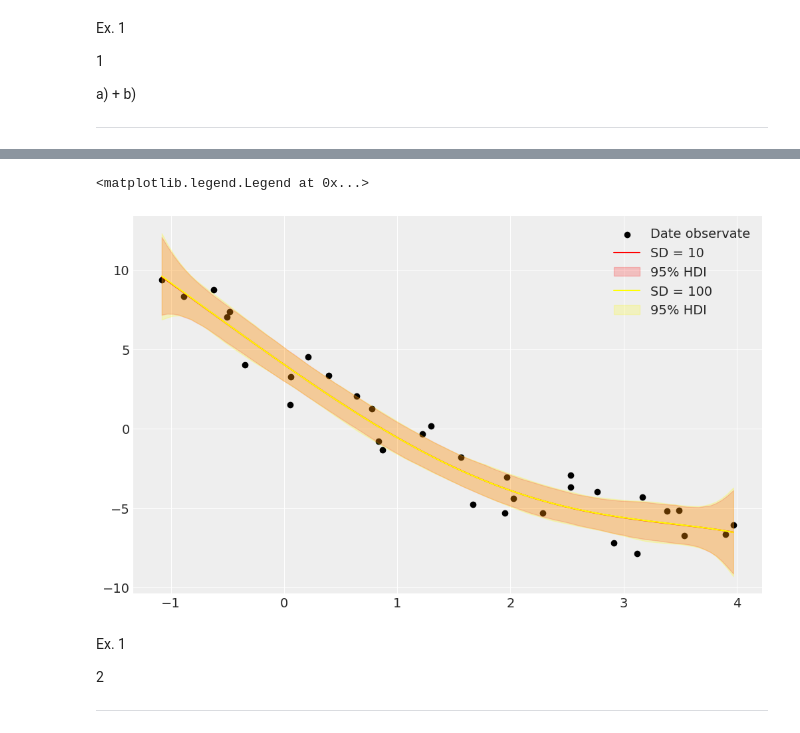
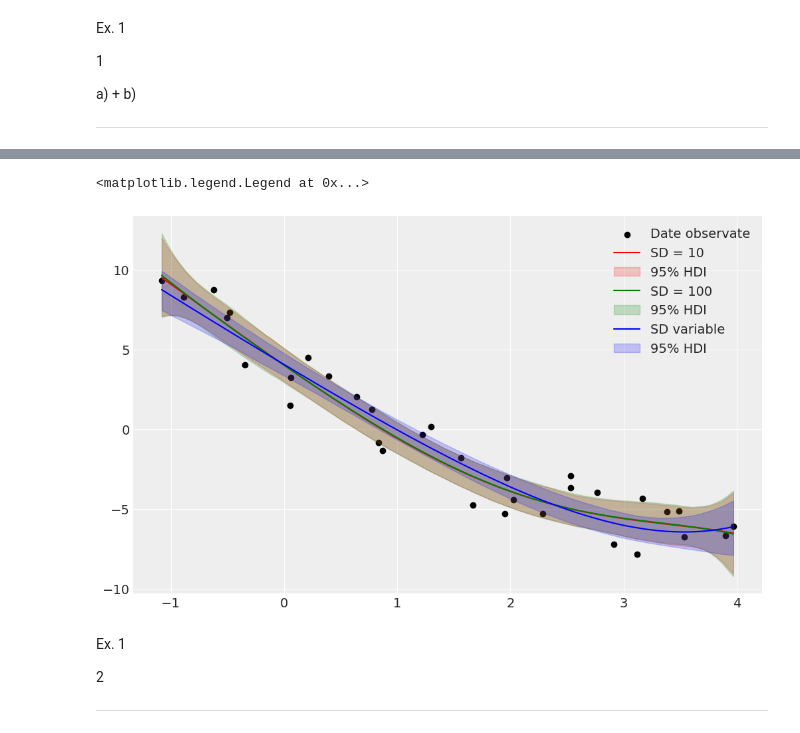
Before and after one commit to CreepyPigeon/PMP-2024, a Jupyter notebook: Tema10.ipynb, the cells around one changed output, grey strips where cells are left out. Drawn from its saved outputs; the diff is of its cells as text; code cells hidden in the pictures.

Commit message:
Add variable SD

```diff
--- a/Tema10.ipynb
+++ b/Tema10.ipynb
@@ -22,6 +22,7 @@ order = 5
 
 sd10 = 10
 sd100 = 100
+sd_array = np.array([10, 0.1, 0.1, 0.1, 0.1])
 
 x_p = np.vstack([x_1 ** i for i in range(1, order+1)])
 x_1s = (x_p - x_p.mean(axis=1, keepdims=True)) / x_p.std(axis=1, keepdims=True)
@@ -47,6 +48,16 @@ with pm.Model() as model_p100:
     y_pred = pm.Normal('y_pred', mu=mu, sigma=epsilon, observed=y_1s)
 
     trace_p100 = pm.sample(2000, return_inferencedata=True)
+
+with pm.Model() as model_variable:
+    alpha = pm.Normal('alpha', mu=0, sigma=1)
+    beta = pm.Normal('beta', mu=0, sigma=sd_array, shape=order)
+    epsilon = pm.HalfNormal('epsilon', 5)
+
+    mu = alpha + pm.math.dot(x_1s, beta)
+    y_pred = pm.Normal('y_pred', mu=mu, sigma=epsilon, observed=y_1s)
+
+    trace_variable = pm.sample(2000, return_inferencedata=True)
 # %% [output]
 [interactive output not drawn]
 [interactive output not drawn]
@@ -83,36 +98,57 @@ y_pred_samples = np.array(y_pred_samples)
 mean_pred = np.mean(y_pred_samples, axis=0)
 hdi_lower = np.percentile(y_pred_samples, 2.5, axis=0)
 hdi_upper = np.percentile(y_pred_samples, 97.5, axis=0)
 
 ax.scatter(x_1, y_1, color='black', label='Date observate')
 ax.plot(x_new, mean_pred, color='red', label='SD = 10')
 ax.fill_between(x_new, hdi_lower, hdi_upper, color='red', alpha=0.2, label='95% HDI')
 ax.legend()
 
 
 #fig, ax = plt.subplots(figsize=(10, 6))
 
 alpha_samples = trace_p100.posterior['alpha'].values.flatten()
 beta_samples = trace_p100.posterior['beta'].values.reshape(-1, order)
 
 y_pred_samples = []
 for i in range(len(alpha_samples)):
     y_pred = alpha_samples[i] + np.dot(x_new_s, beta_samples[i])
     y_pred = y_pred * y_1.std() + y_1.mean()
     y_pred_samples.append(y_pred)
 
 y_pred_samples = np.array(y_pred_samples)
 
 mean_pred = np.mean(y_pred_samples, axis=0)
 hdi_lower = np.percentile(y_pred_samples, 2.5, axis=0)
 hdi_upper = np.percentile(y_pred_samples, 97.5, axis=0)
 
-ax.plot(x_new, mean_pred, color='yellow', label='SD = 100')
-ax.fill_between(x_new, hdi_lower, hdi_upper, color='yellow', alpha=0.2, label='95% HDI')
+ax.plot(x_new, mean_pred, color='green', label='SD = 100')
+ax.fill_between(x_new, hdi_lower, hdi_upper, color='green', alpha=0.2, label='95% HDI')
 ax.legend()
+
+#fig, ax = plt.subplots(figsize=(10, 6))
+
+alpha_samples = trace_variable.posterior['alpha'].values.flatten()
+beta_samples = trace_variable.posterior['beta'].values.reshape(-1, order)
+
+y_pred_samples = []
+for i in range(len(alpha_samples)):
+    y_pred = alpha_samples[i] + np.dot(x_new_s, beta_samples[i])
+    y_pred = y_pred * y_1.std() + y_1.mean()
+    y_pred_samples.append(y_pred)
+
+y_pred_samples = np.array(y_pred_samples)
+
+mean_pred = np.mean(y_pred_samples, axis=0)
+hdi_lower = np.percentile(y_pred_samples, 2.5, axis=0)
+hdi_upper = np.percentile(y_pred_samples, 97.5, axis=0)
+
+ax.plot(x_new, mean_pred, color='blue', label='SD variable')
+ax.fill_between(x_new, hdi_lower, hdi_upper, color='blue', alpha=0.2, label='95% HDI')
+ax.legend()
 # %% [output]
 <matplotlib.legend.Legend at 0x...>
-[figure, old version]
+[figure, new version]
 # %% [markdown]
 Ex. 1
 
```
Also changed, not shown: parts of 1 cell of this notebook.
